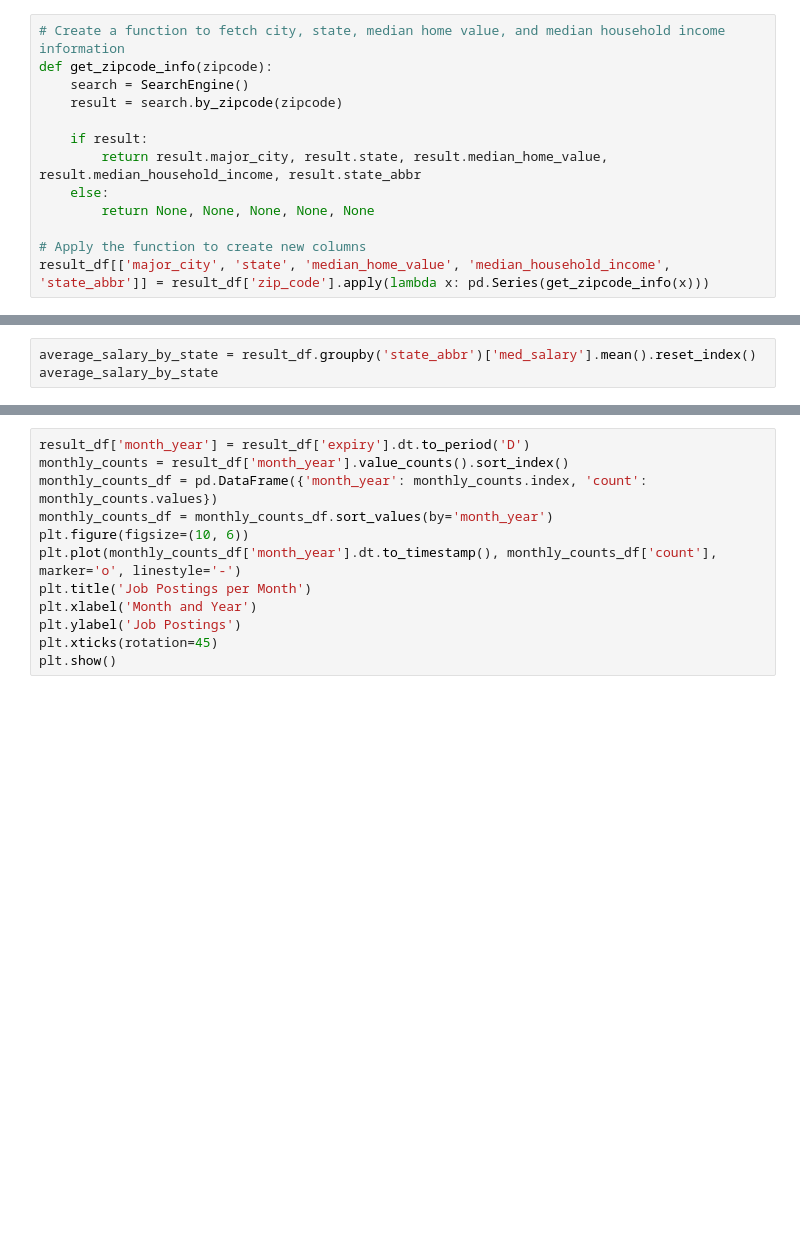
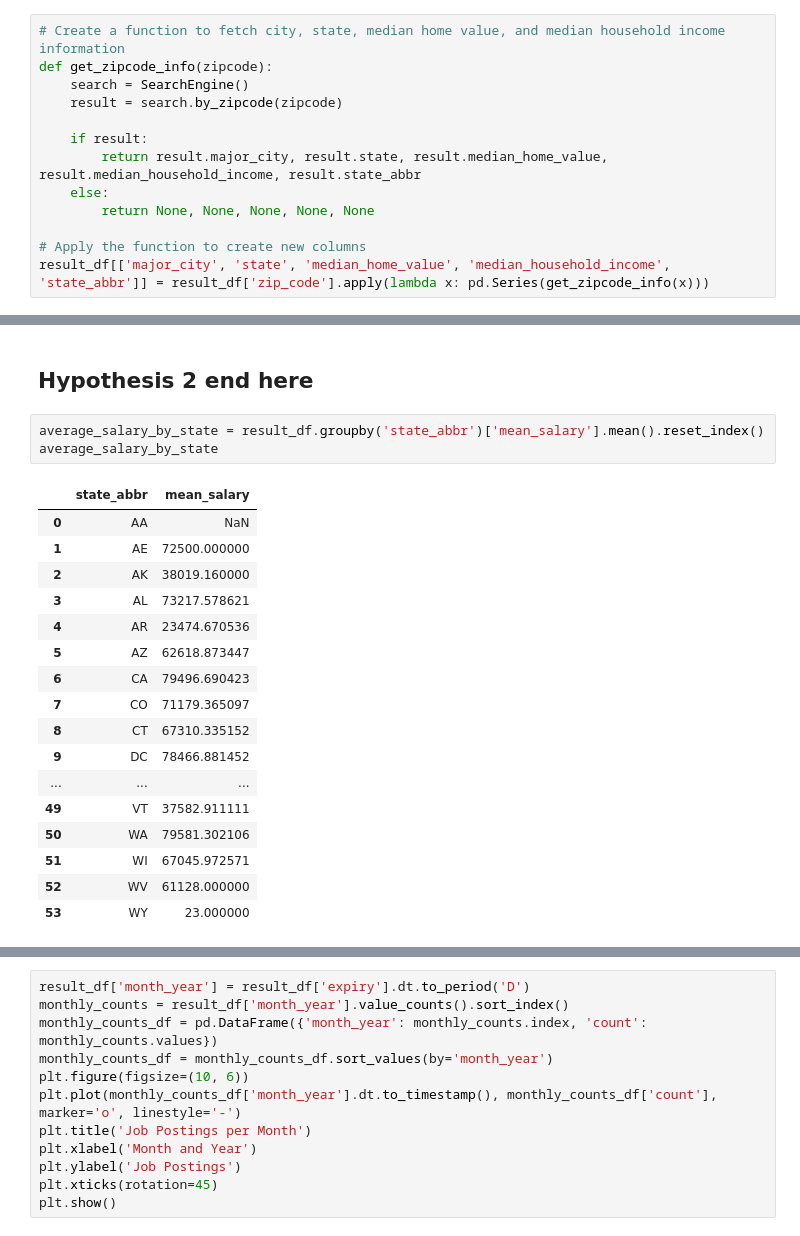
Before and after one commit to UC-Berkeley-I-School/Project-2-LinkedIn-Analysis, a Jupyter notebook: Project 2.ipynb, the cells around one changed output, grey strips where cells are left out. Cells and saved outputs as stored; diff of their text form; blank space fills up the shorter version.

```diff
--- a/Project 2.ipynb
+++ b/Project 2.ipynb
@@ -357,6 +383,26 @@ plt.show()
+# %% [markdown]
+## Hypothesis 2 end here ##
 # %%
-average_salary_by_state = result_df.groupby('state_abbr')['med_salary'].mean().reset_index()
+average_salary_by_state = result_df.groupby('state_abbr')['mean_salary'].mean().reset_index()
 average_salary_by_state
+# %% [output]
+|  | state_abbr | mean_salary |
+| 0 | AA | NaN |
+| 1 | AE | 72500.000000 |
+| 2 | AK | 38019.160000 |
+| 3 | AL | 73217.578621 |
+| 4 | AR | 23474.670536 |
+| 5 | AZ | 62618.873447 |
+| 6 | CA | 79496.690423 |
+| 7 | CO | 71179.365097 |
+| 8 | CT | 67310.335152 |
+| 9 | DC | 78466.881452 |
+| ... | ... | ... |
+| 49 | VT | 37582.911111 |
+| 50 | WA | 79581.302106 |
+| 51 | WI | 67045.972571 |
+| 52 | WV | 61128.000000 |
+| 53 | WY | 23.000000 |
 # %%
 fig = go.Figure(data=go.Choropleth(
     locations=average_salary_by_state['state_abbr'],
```
Also changed, not shown: parts of 42 cells of this notebook.
